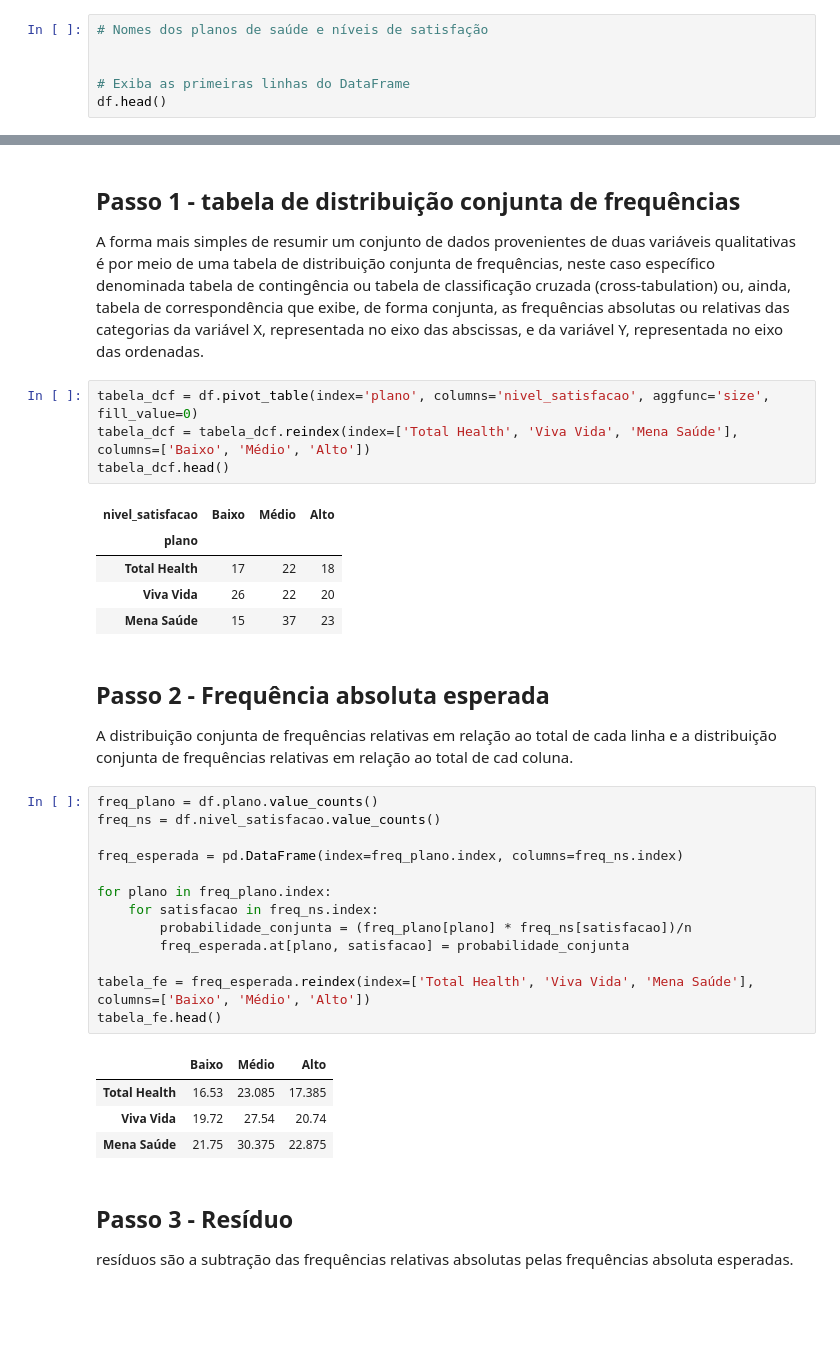
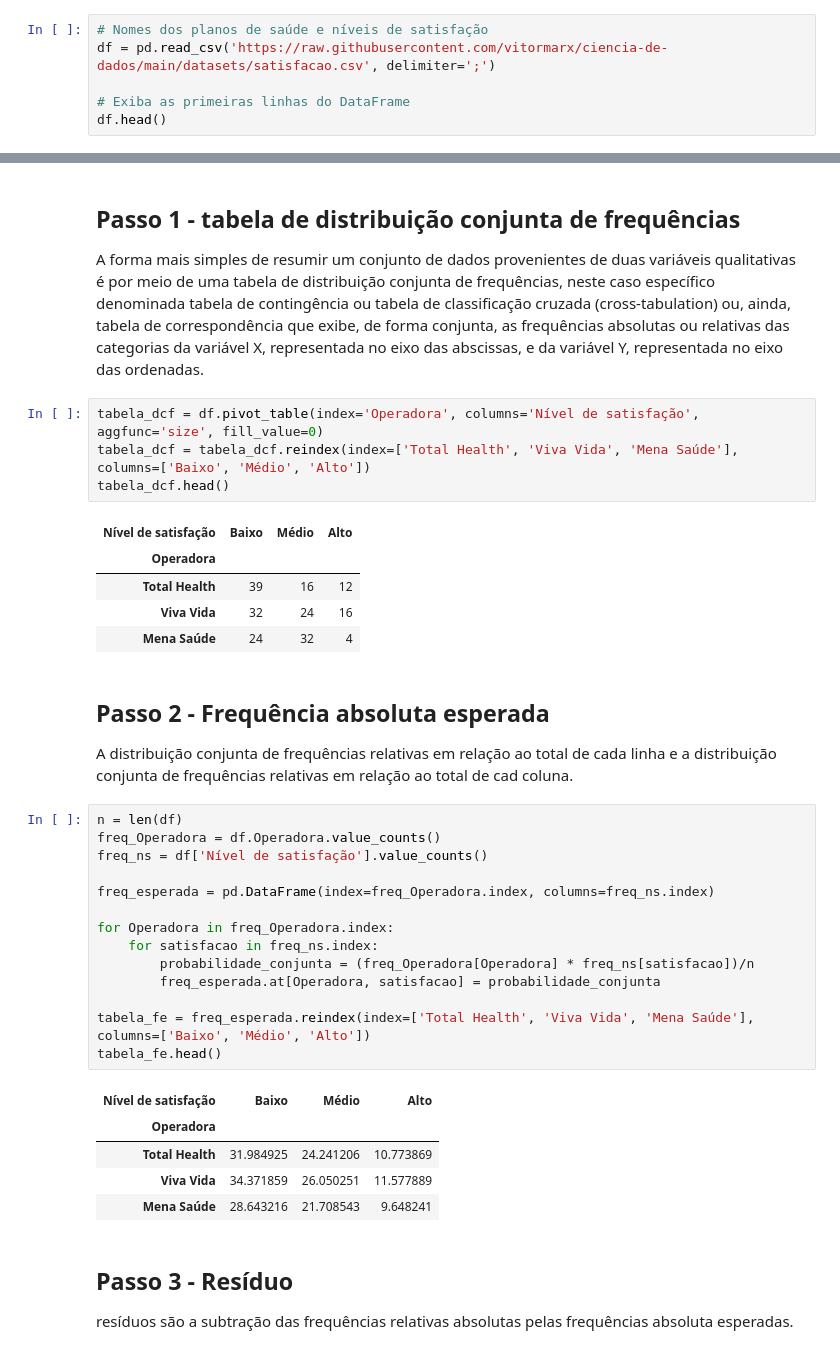
Before and after one commit to vitormarx/ciencia-de-dados, a Jupyter notebook: notebooks/estatística descritiva/Estatística_qui_quadrado.ipynb, the cells around one changed output, grey strips where cells are left out. Cells and saved outputs as stored; diff of their text form; blank space fills up the shorter version.

```diff
--- a/notebooks/estatística descritiva/Estatística_qui_quadrado.ipynb
+++ b/notebooks/estatística descritiva/Estatística_qui_quadrado.ipynb
@@ -28,7 +28,7 @@ Aqui serão apresentados o passo-a-passo por trás do teste qui-quadrado de duas
 A base de dados terá 200 amostras de avaliações de satisfação de pessoas com os planos de saúde "Total Health", "Viva Vida" e "Mena Saúde". As avaliações estão dispostas entre os níveis "Baixo", "Médio" e "Alto".
 # %%
 # Nomes dos planos de saúde e níveis de satisfação
-
+df = pd.read_csv('https://raw.githubusercontent.com/vitormarx/ciencia-de-dados/main/datasets/satisfacao.csv', delimiter=';')
 
 # Exiba as primeiras linhas do DataFrame
 df.head()
@@ -44,37 +44,39 @@ df.head()
 
 A forma mais simples de resumir um conjunto de dados provenientes de duas variáveis qualitativas é por meio de uma tabela de distribuição conjunta de frequências, neste caso específico denominada tabela de contingência ou tabela de classificação cruzada (cross-tabulation) ou, ainda, tabela de correspondência que exibe, de forma conjunta, as frequências absolutas ou relativas das categorias da variável X, representada no eixo das abscissas, e da variável Y, representada no eixo das ordenadas.
 # %%
-tabela_dcf = df.pivot_table(index='plano', columns='nivel_satisfacao', aggfunc='size', fill_value=0)
+tabela_dcf = df.pivot_table(index='Operadora', columns='Nível de satisfação', aggfunc='size', fill_value=0)
 tabela_dcf = tabela_dcf.reindex(index=['Total Health', 'Viva Vida', 'Mena Saúde'], columns=['Baixo', 'Médio', 'Alto'])
 tabela_dcf.head()
 # %% [output]
-| nivel_satisfacao | Baixo | Médio | Alto |
-| plano |  |  |  |
-| Total Health | 17 | 22 | 18 |
-| Viva Vida | 26 | 22 | 20 |
-| Mena Saúde | 15 | 37 | 23 |
+| Nível de satisfação | Baixo | Médio | Alto |
+| Operadora |  |  |  |
+| Total Health | 39 | 16 | 12 |
+| Viva Vida | 32 | 24 | 16 |
+| Mena Saúde | 24 | 32 | 4 |
 # %% [markdown]
 ## **Passo 2 - Frequência absoluta esperada**
 
 A distribuição conjunta de frequências relativas em relação ao total de cada linha e a distribuição conjunta de frequências relativas em relação ao total de cad coluna.
 # %%
-freq_plano = df.plano.value_counts()
-freq_ns = df.nivel_satisfacao.value_counts()
+n = len(df)
+freq_Operadora = df.Operadora.value_counts()
+freq_ns = df['Nível de satisfação'].value_counts()
 
-freq_esperada = pd.DataFrame(index=freq_plano.index, columns=freq_ns.index)
+freq_esperada = pd.DataFrame(index=freq_Operadora.index, columns=freq_ns.index)
 
-for plano in freq_plano.index:
+for Operadora in freq_Operadora.index:
     for satisfacao in freq_ns.index:
-        probabilidade_conjunta = (freq_plano[plano] * freq_ns[satisfacao])/n
-        freq_esperada.at[plano, satisfacao] = probabilidade_conjunta
+        probabilidade_conjunta = (freq_Operadora[Operadora] * freq_ns[satisfacao])/n
+        freq_esperada.at[Operadora, satisfacao] = probabilidade_conjunta
 
 tabela_fe = freq_esperada.reindex(index=['Total Health', 'Viva Vida', 'Mena Saúde'], columns=['Baixo', 'Médio', 'Alto'])
 tabela_fe.head()
 # %% [output]
-|  | Baixo | Médio | Alto |
-| Total Health | 16.53 | 23.085 | 17.385 |
-| Viva Vida | 19.72 | 27.54 | 20.74 |
-| Mena Saúde | 21.75 | 30.375 | 22.875 |
+| Nível de satisfação | Baixo | Médio | Alto |
+| Operadora |  |  |  |
+| Total Health | 31.984925 | 24.241206 | 10.773869 |
+| Viva Vida | 34.371859 | 26.050251 | 11.577889 |
+| Mena Saúde | 28.643216 | 21.708543 | 9.648241 |
 # %% [markdown]
 ## **Passo 3 - Resíduo**
 
```
Also changed, not shown: parts of 5 cells of this notebook.
